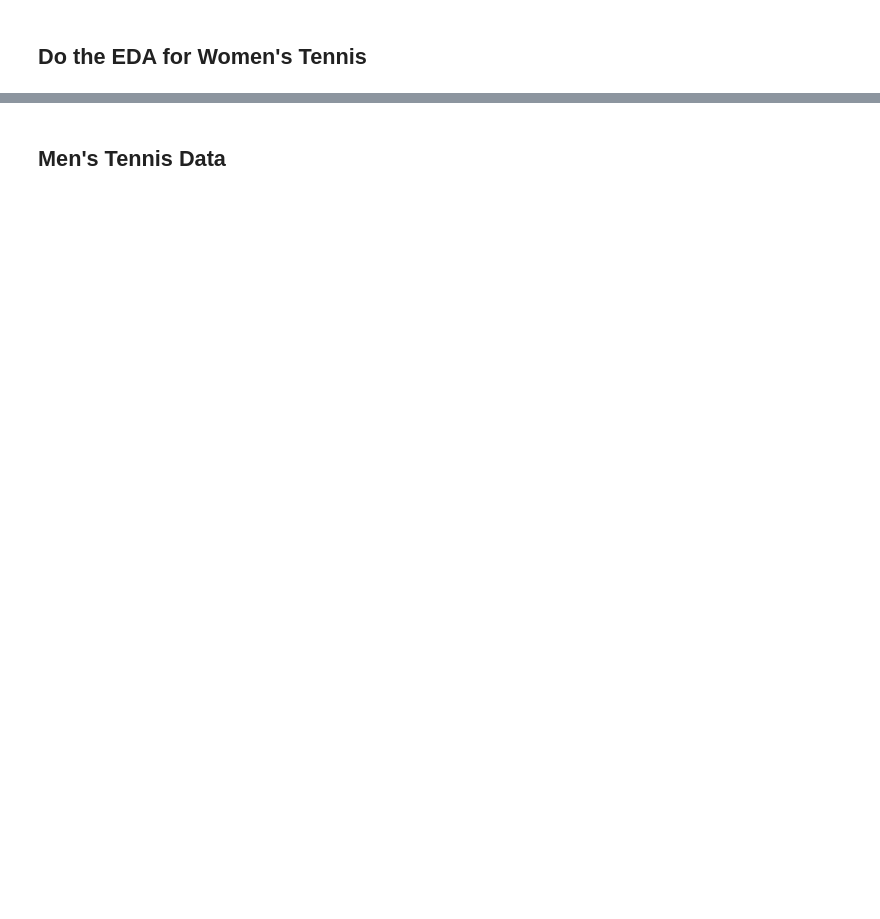
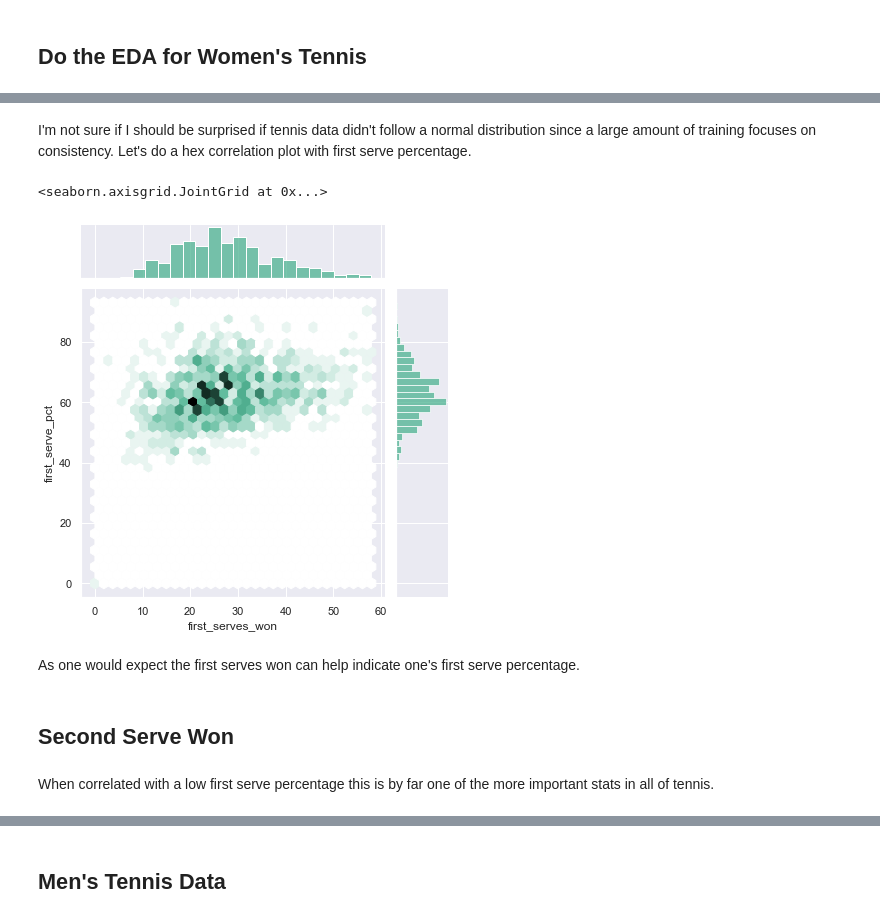
Before and after one commit to zacmcnulty123/reasoning_under_uncertainty, a Jupyter notebook: Project/Tennis.ipynb, the cells around one changed output, grey strips where cells are left out. Drawn from its saved outputs; the diff is of its cells as text; code cells hidden in the pictures; blank space fills up the shorter version.

```diff
--- a/Project/Tennis.ipynb
+++ b/Project/Tennis.ipynb
@@ -424,0 +459,13 @@ del w_tennis["Result"]
+# %% [markdown]
+I'm not sure if I should be surprised if tennis data didn't follow a normal distribution since a large amount of training focuses on consistency. Let's do a hex correlation plot with first serve percentage.
+# %%
+sns.jointplot(x=w_tennis['first_serves_won'],y=w_tennis['first_serve_pct'], kind="hex", color="#4CB391")
+# %% [output]
+<seaborn.axisgrid.JointGrid at 0x...>
+[figure, added]
+# %% [markdown]
+As one would expect the first serves won can help indicate one's first serve percentage.
+# %% [markdown]
+## Second Serve Won
+# %% [markdown]
+When correlated with a low first serve percentage this is by far one of the more important stats in all of tennis.
```
Also changed, not shown: parts of 166 cells of this notebook, 1 other file.
